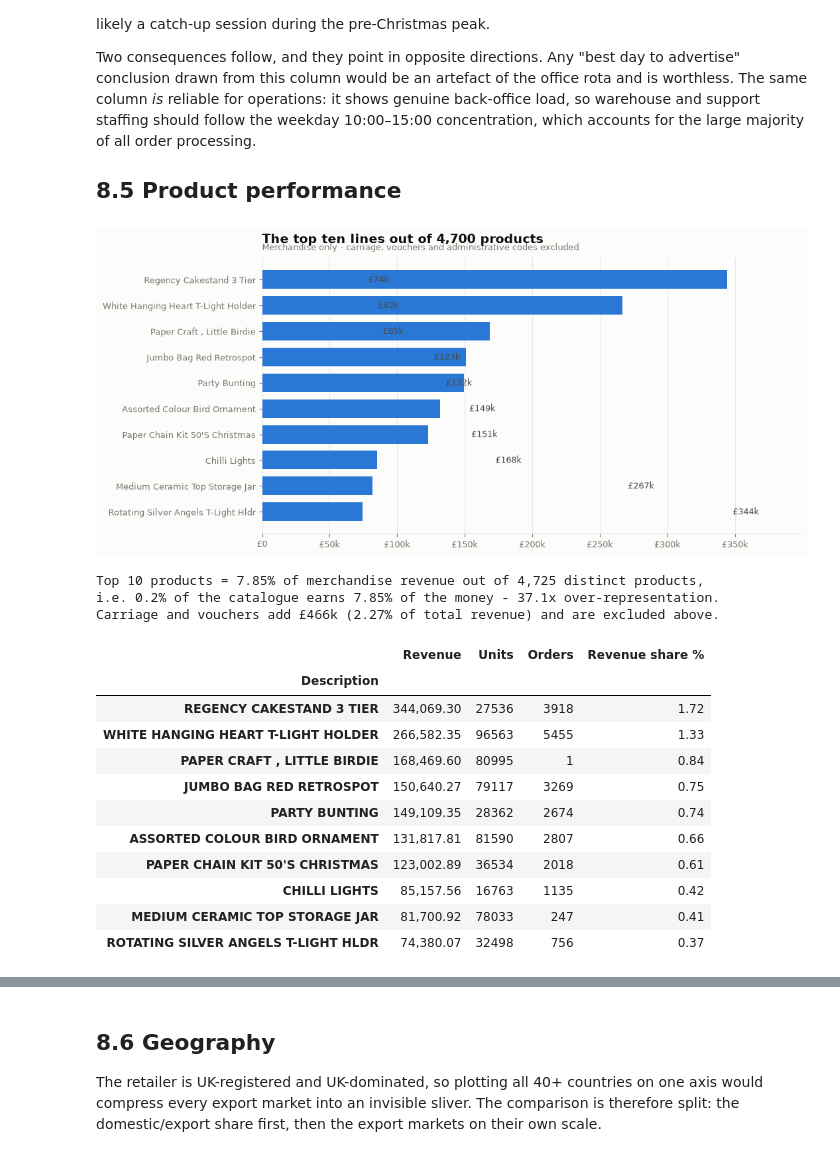
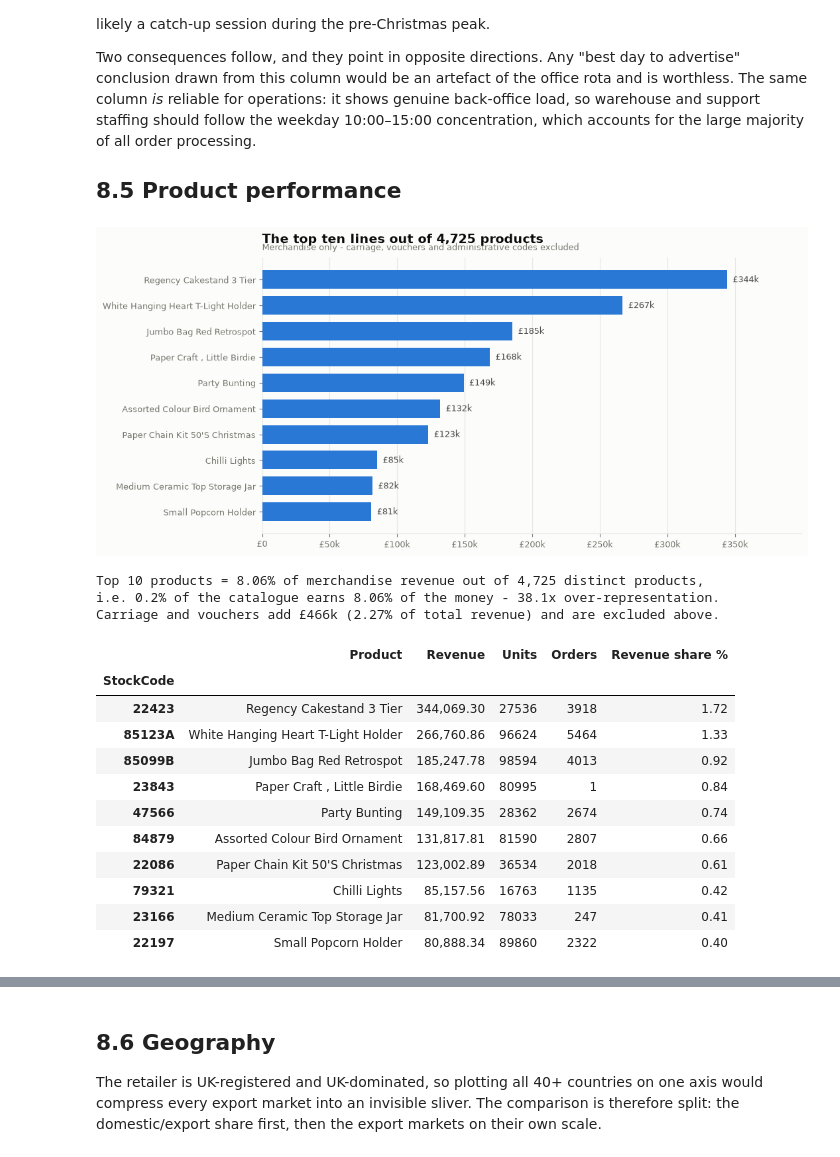
Before and after one commit to BU1lDR/IBM-BharatCares---Internship-CAPSTONE-PROJECT-, a Jupyter notebook: AryanVerma_RetailCustomerSegmentationAnalysis.ipynb, the cells around one changed output, grey strips where cells are left out. Saved outputs shown, nothing was run; the diff lists cells and outputs as text; code cells hidden in the pictures.

```diff
--- a/AryanVerma_RetailCustomerSegmentationAnalysis.ipynb
+++ b/AryanVerma_RetailCustomerSegmentationAnalysis.ipynb
@@ -196,12 +211,17 @@ def titled(ax, title, subtitle=None):
                     va="bottom", fontsize=9.5, color=INK_MUTED)
 
 
-def label_barh(ax, values, texts=None, fmt=money, pad=0.012):
-    """Direct-label horizontal bars. Values stay in ink, never the series colour."""
+def label_barh(ax, ys, values, texts=None, fmt=money, pad=0.012):
+    """Direct-label horizontal bars. Values stay in ink, never the series colour.
+
+    `ys` must be the same positions the bars were drawn at. Several charts here
+    draw at np.arange(n)[::-1] to put rank one on top, so labelling by loop
+    index instead would mirror every label onto the wrong bar.
+    """
     span = max((abs(v) for v in values), default=1) or 1
-    for i, v in enumerate(values):
+    for i, (pos, v) in enumerate(zip(ys, values)):
         txt = fmt(v) if texts is None else texts[i]
-        ax.annotate(txt, xy=(v + pad * span * (1 if v >= 0 else -1), i), va="center",
+        ax.annotate(txt, xy=(v + pad * span * (1 if v >= 0 else -1), pos), va="center",
                     ha="left" if v >= 0 else "right", fontsize=9, color=INK_2)
 
 
@@ -1027,59 +1117,73 @@ order processing.
 ## 8.5 Product performance
 # %%
 prod = sales[sales["IsProduct"]]
-by_rev = (prod.groupby("Description")
+
+# The 4,725 merchandise stock codes carry 5,336 distinct descriptions, so the
+# same physical product is spelled more than one way in the file. Grouping on
+# Description would split one product's revenue across its spellings - it costs
+# Jumbo Bag Red Retrospot GBP 34,607 and a place in this table. Group on the
+# identifier and label each code with its most frequent description (ties broken
+# alphabetically, so the label never depends on row order).
+name_lines = prod.groupby(["StockCode", "Description"]).size().rename("Lines").reset_index()
+prod_name = (name_lines.sort_values(["StockCode", "Lines", "Description"],
+                                    ascending=[True, False, True])
+             .drop_duplicates("StockCode").set_index("StockCode")["Description"])
+
+by_rev = (prod.groupby("StockCode")
           .agg(Revenue=("Revenue", "sum"), Units=("Quantity", "sum"),
                Orders=("Invoice", "nunique"))
           .sort_values("Revenue", ascending=False))
+by_rev.insert(0, "Product", prod_name.reindex(by_rev.index).str.title())
 by_rev["Revenue share %"] = (by_rev["Revenue"] / prod["Revenue"].sum() * 100).round(2)
 top10 = by_rev.head(10)
 
 fig, ax = plt.subplots(figsize=(10.5, 5.4))
 y = np.arange(len(top10))[::-1]
 ax.barh(y, top10["Revenue"], height=0.72, color=BLUE, zorder=3)
-ax.set_yticks(y, [t.title() if len(t) < 42 else t[:39].title() + "..." for t in top10.index])
-label_barh(ax, top10["Revenue"].to_list())
+ax.set_yticks(y, [t if len(t) < 42 else t[:39] + "..." for t in top10["Product"]])
+label_barh(ax, y, top10["Revenue"].to_list())
 ax.xaxis.set_major_formatter(GBP)
 ax.set_xlim(0, top10["Revenue"].max() * 1.16)
 ax.grid(axis="y", visible=False)
 ax.grid(axis="x", visible=True)
-titled(ax, "The top ten lines out of 4,700 products",
+titled(ax, f"The top ten lines out of {prod['StockCode'].nunique():,} products",
         "Merchandise only - carriage, vouchers and administrative codes excluded")
 save(fig, "04_top_products")
 plt.show()
 
-fact("top_product", str(top10.index[0]).title())
+fact("top_product", str(top10["Product"].iloc[0]))
+fact("product_description_count", int(prod["Description"].nunique()))
 fact("top_product_revenue", round(float(top10["Revenue"].iloc[0]), 2))
 fact("top10_product_share_pct", round(float(top10["Revenue"].sum() / prod["Revenue"].sum() * 100), 2))
 fact("product_count", int(prod["StockCode"].nunique()))
 carriage_rev = float(sales.loc[~sales["IsProduct"], "Revenue"].sum())
 fact("carriage_revenue", round(carriage_rev, 2))
 fact("carriage_share_pct", round(carriage_rev / float(sales["Revenue"].sum()) * 100, 2))
 fact("top10_concentration_ratio", round(FACTS["top10_product_share_pct"] / (10 / FACTS["product_count"] * 100), 1))
 print(f"Top 10 products = {FACTS['top10_product_share_pct']}% of merchandise revenue "
       f"out of {FACTS['product_count']:,} distinct products,")
 print(f"i.e. 0.2% of the catalogue earns {FACTS['top10_product_share_pct']}% of the money - "
       f"{FACTS['top10_concentration_ratio']}x over-representation.")
 print(f"Carriage and vouchers add {money(carriage_rev)} ({FACTS['carriage_share_pct']}% of total revenue) "
       "and are excluded above.")
 top10
 # %% [output]
-[figure, old version]
+[figure, new version]
-Top 10 products = 7.85% of merchandise revenue out of 4,725 distinct products,
-i.e. 0.2% of the catalogue earns 7.85% of the money - 37.1x over-representation.
+Top 10 products = 8.06% of merchandise revenue out of 4,725 distinct products,
+i.e. 0.2% of the catalogue earns 8.06% of the money - 38.1x over-representation.
 Carriage and vouchers add £466k (2.27% of total revenue) and are excluded above.
-|  | Revenue | Units | Orders | Revenue share % |
-| Description |  |  |  |  |
-| REGENCY CAKESTAND 3 TIER | 344,069.30 | 27536 | 3918 | 1.72 |
-| WHITE HANGING HEART T-LIGHT HOLDER | 266,582.35 | 96563 | 5455 | 1.33 |
-| PAPER CRAFT , LITTLE BIRDIE | 168,469.60 | 80995 | 1 | 0.84 |
-| JUMBO BAG RED RETROSPOT | 150,640.27 | 79117 | 3269 | 0.75 |
-| PARTY BUNTING | 149,109.35 | 28362 | 2674 | 0.74 |
-| ASSORTED COLOUR BIRD ORNAMENT | 131,817.81 | 81590 | 2807 | 0.66 |
-| PAPER CHAIN KIT 50'S CHRISTMAS | 123,002.89 | 36534 | 2018 | 0.61 |
-| CHILLI LIGHTS | 85,157.56 | 16763 | 1135 | 0.42 |
-| MEDIUM CERAMIC TOP STORAGE JAR | 81,700.92 | 78033 | 247 | 0.41 |
-| ROTATING SILVER ANGELS T-LIGHT HLDR | 74,380.07 | 32498 | 756 | 0.37 |
+|  | Product | Revenue | Units | Orders | Revenue share % |
+| StockCode |  |  |  |  |  |
+| 22423 | Regency Cakestand 3 Tier | 344,069.30 | 27536 | 3918 | 1.72 |
+| 85123A | White Hanging Heart T-Light Holder | 266,760.86 | 96624 | 5464 | 1.33 |
+| 85099B | Jumbo Bag Red Retrospot | 185,247.78 | 98594 | 4013 | 0.92 |
+| 23843 | Paper Craft , Little Birdie | 168,469.60 | 80995 | 1 | 0.84 |
+| 47566 | Party Bunting | 149,109.35 | 28362 | 2674 | 0.74 |
+| 84879 | Assorted Colour Bird Ornament | 131,817.81 | 81590 | 2807 | 0.66 |
+| 22086 | Paper Chain Kit 50'S Christmas | 123,002.89 | 36534 | 2018 | 0.61 |
+| 79321 | Chilli Lights | 85,157.56 | 16763 | 1135 | 0.42 |
+| 23166 | Medium Ceramic Top Storage Jar | 81,700.92 | 78033 | 247 | 0.41 |
+| 22197 | Small Popcorn Holder | 80,888.34 | 89860 | 2322 | 0.40 |
 # %%
 # Best sellers by units are not the same list as by revenue - a cheap high-volume
 # line and an expensive low-volume line are different commercial propositions.
```
Also changed, not shown: parts of 28 cells of this notebook.
